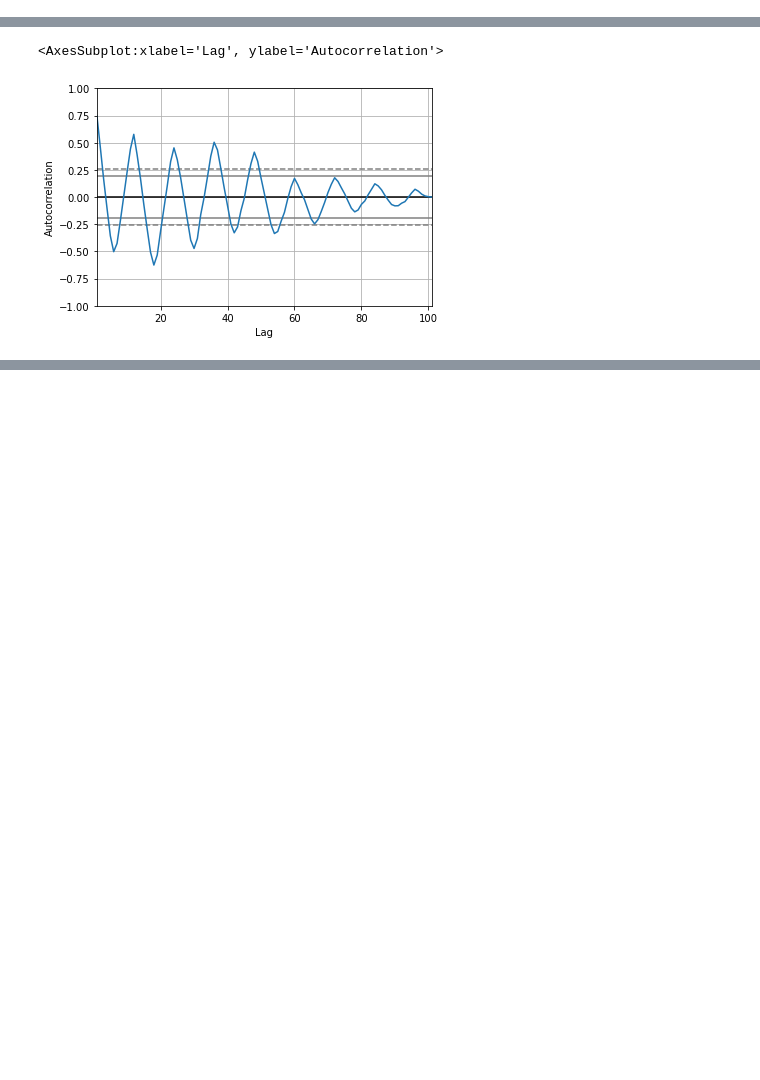
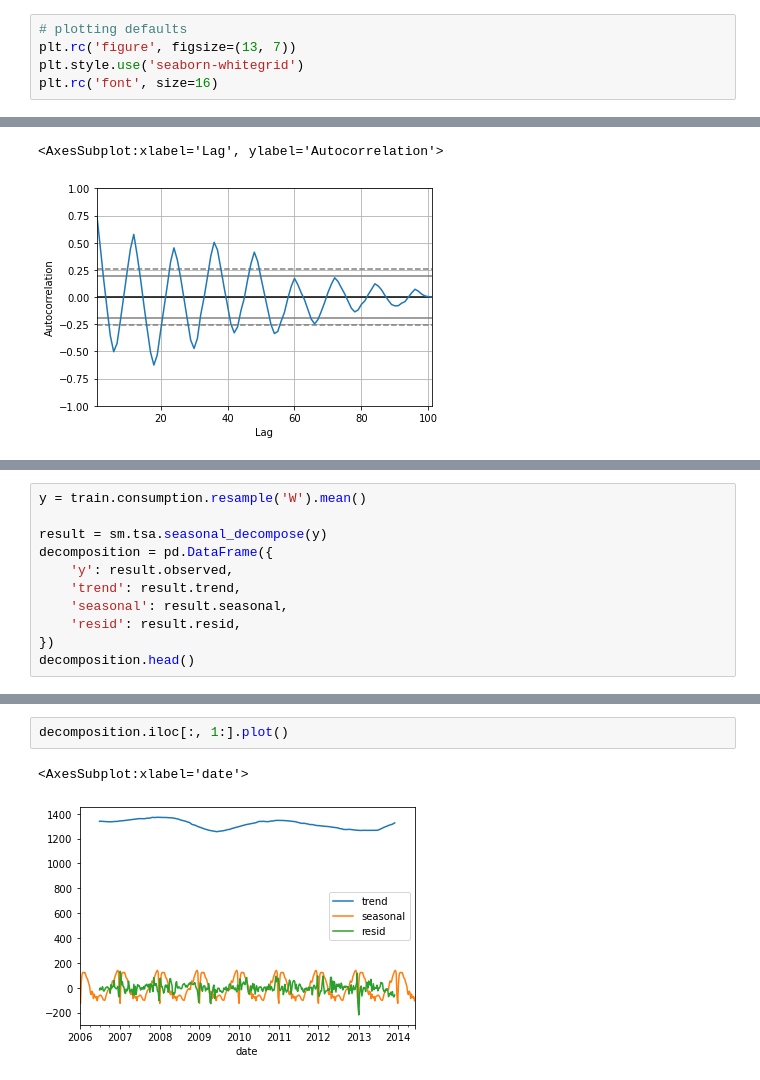
Before and after one commit to johngrinstead/time-series-exercises, a Jupyter notebook: explore.ipynb, the cells around one changed output, grey strips where cells are left out. Cells and saved outputs as stored; diff of their text form; blank space fills up the shorter version.

```diff
--- a/explore.ipynb
+++ b/explore.ipynb
@@ -4,6 +4,11 @@ import pandas as pd
 import matplotlib.pyplot as plt
 import seaborn as sns
 import statsmodels.api as sm
+# %%
+# plotting defaults
+plt.rc('figure', figsize=(13, 7))
+plt.style.use('seaborn-whitegrid')
+plt.rc('font', size=16)
 # %%
 import prepare
 # %% [markdown]
@@ -514,0 +522,11 @@ pd.plotting.autocorrelation_plot(train.consumption.resample('M').mean())
+# %%
+y = train.consumption.resample('W').mean()
+
+result = sm.tsa.seasonal_decompose(y)
+decomposition = pd.DataFrame({
+    'y': result.observed,
+    'trend': result.trend,
+    'seasonal': result.seasonal,
+    'resid': result.resid,
+})
+decomposition.head()
@@ -514,0 +541,5 @@ pd.plotting.autocorrelation_plot(train.consumption.resample('M').mean())
+# %%
+decomposition.iloc[:, 1:].plot()
+# %% [output]
+<AxesSubplot:xlabel='date'>
+[figure, added]
```
Also changed, not shown: parts of 7 cells of this notebook.
